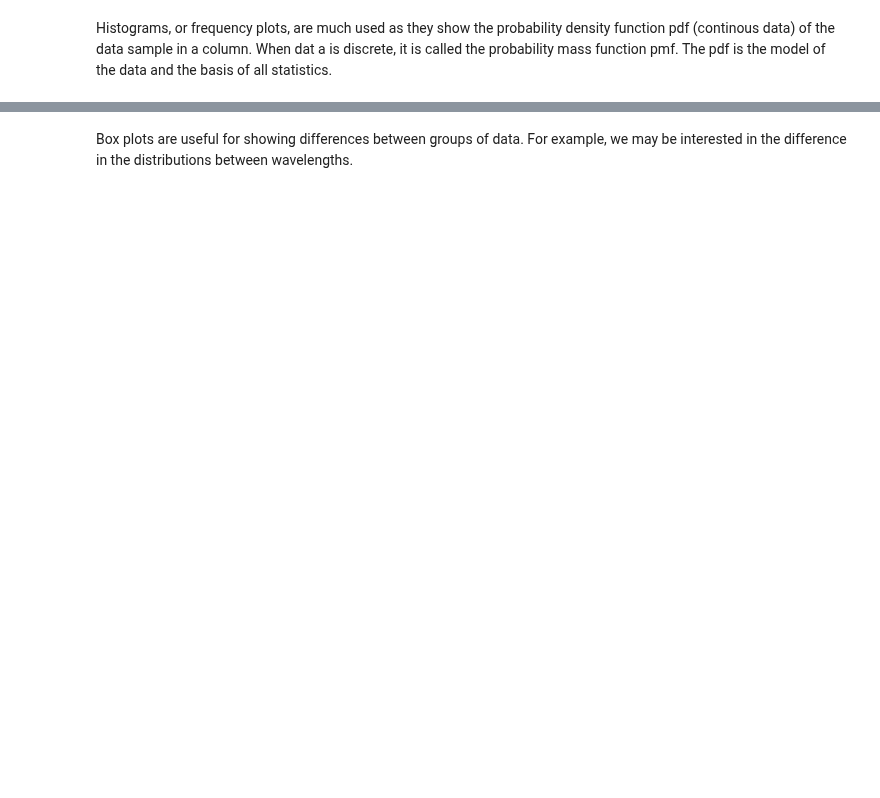
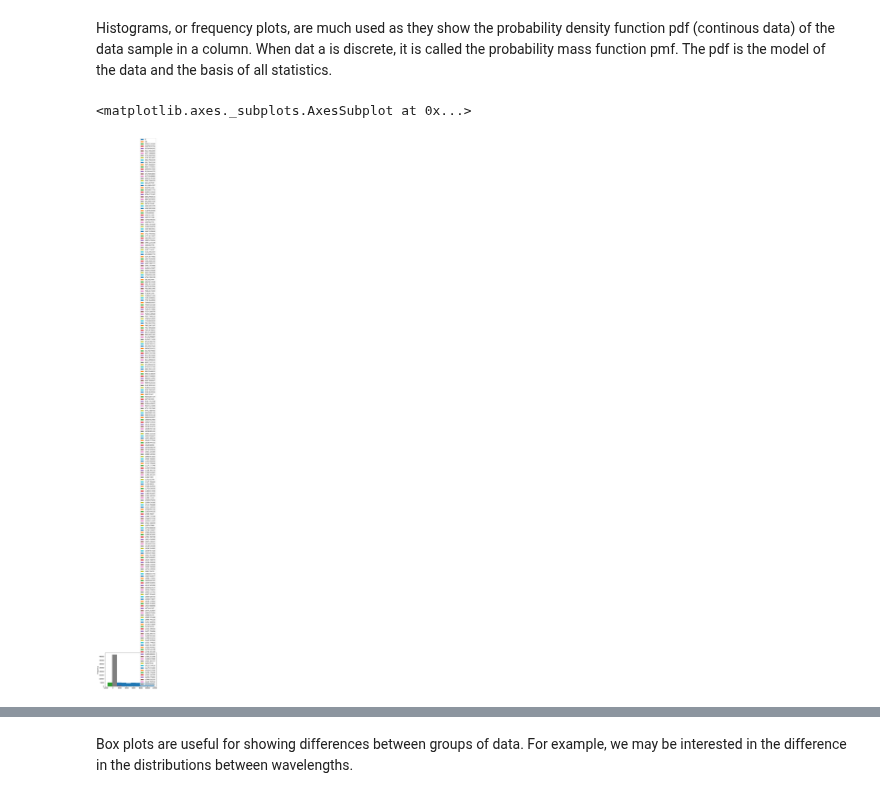
Before and after one commit to TillVollmer5/DSF-FS2022, a Jupyter notebook: 04_Dataframes_Stats_Plotting.ipynb, the cells around one changed output, grey strips where cells are left out. Saved outputs shown, nothing was run; the diff lists cells and outputs as text; code cells hidden in the pictures; blank space fills up the shorter version.

```diff
--- a/04_Dataframes_Stats_Plotting.ipynb
+++ b/04_Dataframes_Stats_Plotting.ipynb
@@ -74,5 +97,5 @@ Pandas Dataframes have many [plotting](https://pandas.pydata.org/docs/reference/
 # %%
 # Mount the google drive
 from google.colab import drive
-drive.mount('/content/drive')
-path = '/content/drive/MyDrive/Courses/DSF-DCBP/Data-MCR/P3HT_Abs_data_Teaching.txt' #Data-CCD/4ms_10 av_30 s_Absorbance_10-32-04-868.txt'
+drive.mount('/content/drive', force_remount=True)
+path = '/content/drive/MyDrive/DSF/P3HT_Abs_data_Teaching.txt' #Data-CCD/4ms_10 av_30 s_Absorbance_10-32-04-868.txt'
@@ -87,7 +126,10 @@ df.head()
 Histograms, or frequency plots, are much used as they show the probability density function pdf (continous data) of the data sample in a column. When dat a is discrete, it is called the probability mass function pmf. The pdf is the model of the data and the basis of all statistics.
 # %%
 # Histograms of all the columns
-#df.plot.his()
+df.plot.hist()
+# %% [output]
+<matplotlib.axes._subplots.AxesSubplot at 0x...>
+[figure, added]
 # %%
 # Histogram of selected columns
 df.hist(df.columns[2], bins=20)
```
Also changed, not shown: parts of 14 cells of this notebook.
